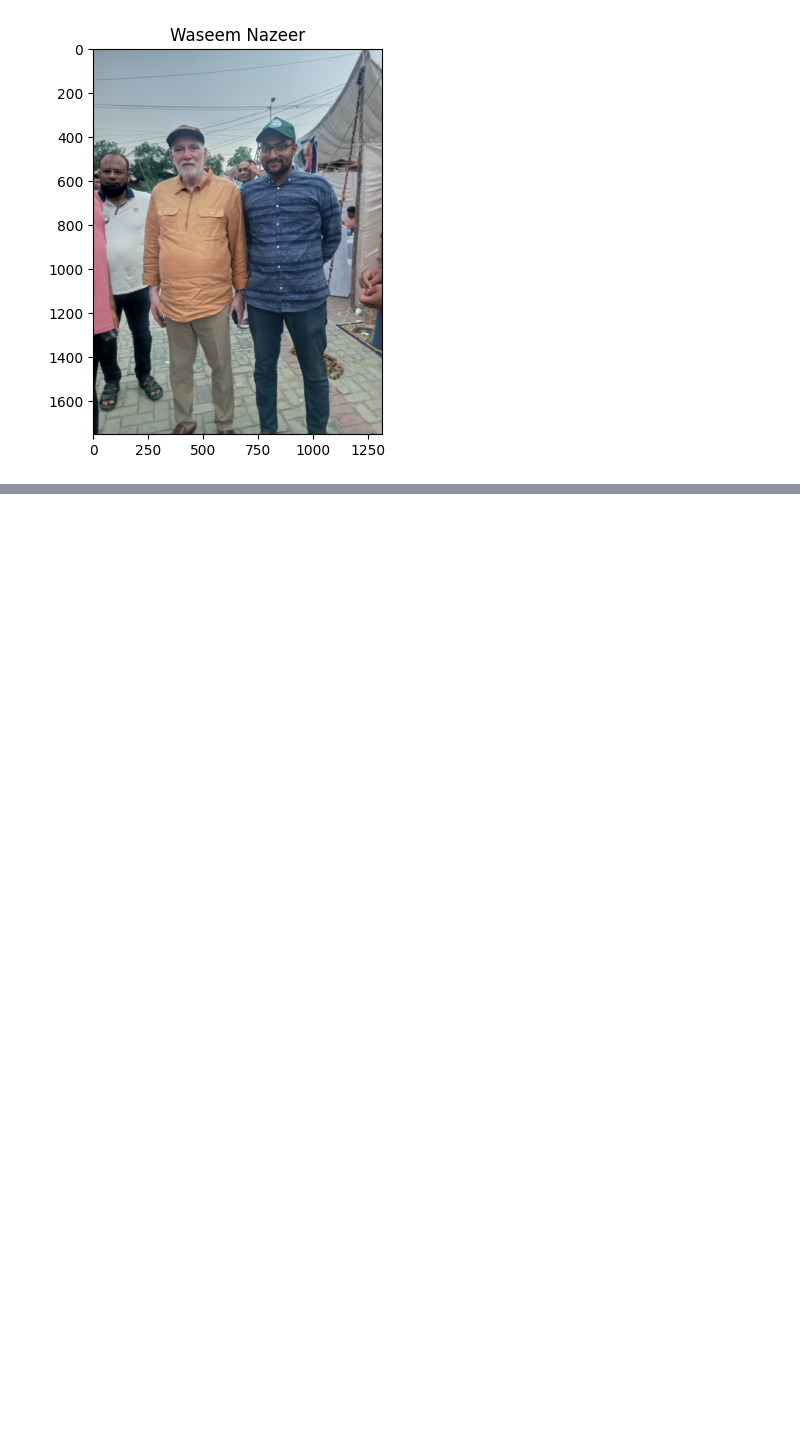
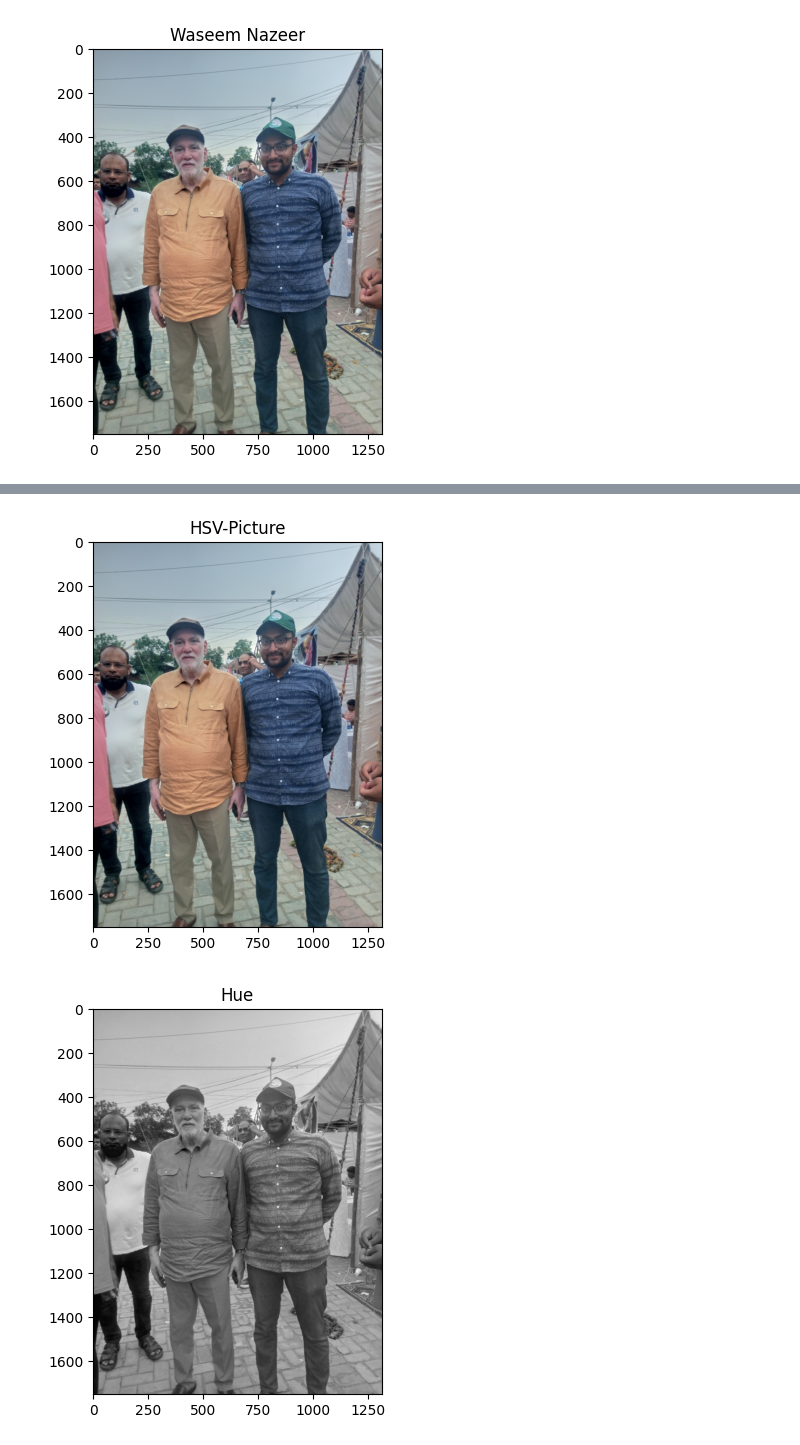
Before and after one commit to Mohsin-424/Modern-Computer-Vision, a Jupyter notebook: Open-CV/Image-Operation.ipynb, the cells around one changed output, grey strips where cells are left out. Drawn from its saved outputs; the diff is of its cells as text; code cells hidden in the pictures; blank space fills up the shorter version.

```diff
--- a/Open-CV/Image-Operation.ipynb
+++ b/Open-CV/Image-Operation.ipynb
@@ -61,0 +90,10 @@ Image.shape
+# %%
+hsvpic =  cv2.imread("Pic.jpg")
+hsv_image = cv2.cvtColor(hsvpic , cv2.COLOR_RGB2HSV)
+imshow("HSV-Picture" , hsvpic)
+imshow("Hue" , hsvpic[ : , : , 0] )
+imshow("Saturation" , hsvpic[ :, :, 1] )
+imshow("Value" , hsvpic[:, :, 2] )
+# %% [output]
+[figure, added]
+[figure, added]
```
Also changed, not shown: parts of 10 cells of this notebook.
